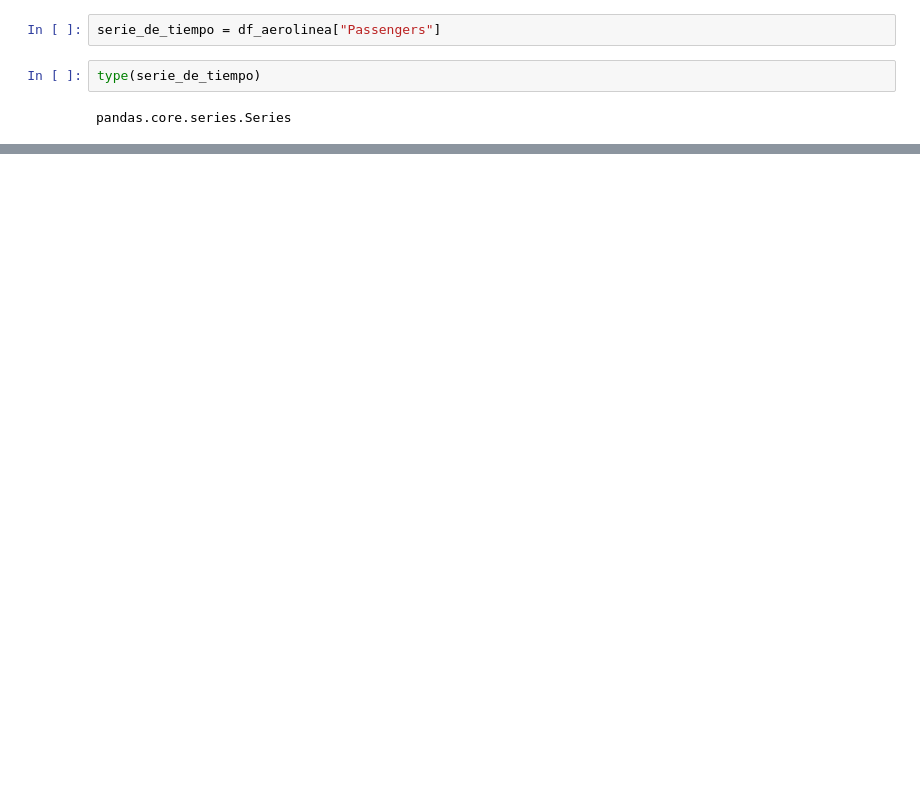
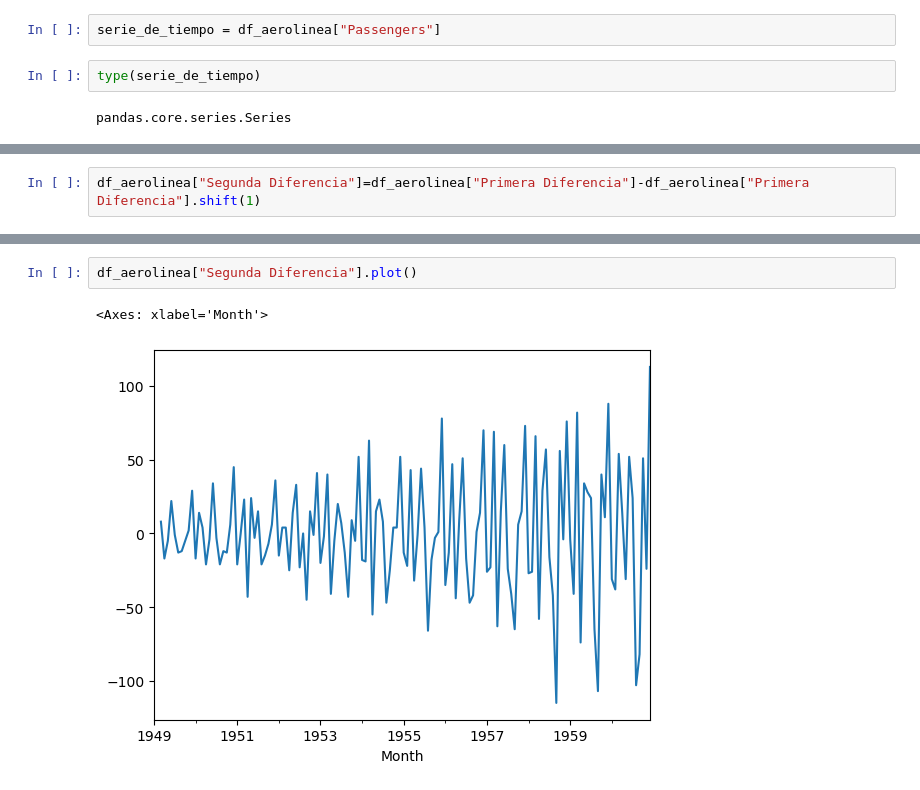
Before and after one commit to dparedes616/Series-de-Tiempo, a Jupyter notebook: ARIMA.ipynb, the cells around one changed output, grey strips where cells are left out. Drawn from its saved outputs; the diff is of its cells as text; blank space fills up the shorter version.

```diff
--- a/ARIMA.ipynb
+++ b/ARIMA.ipynb
@@ -144,0 +287,2 @@ plt.show()
+# %%
+df_aerolinea["Segunda Diferencia"]=df_aerolinea["Primera Diferencia"]-df_aerolinea["Primera Diferencia"].shift(1)
@@ -144,0 +299,5 @@ plt.show()
+# %%
+df_aerolinea["Segunda Diferencia"].plot()
+# %% [output]
+<Axes: xlabel='Month'>
+[figure, added]
```
Also changed, not shown: parts of 37 cells of this notebook.
